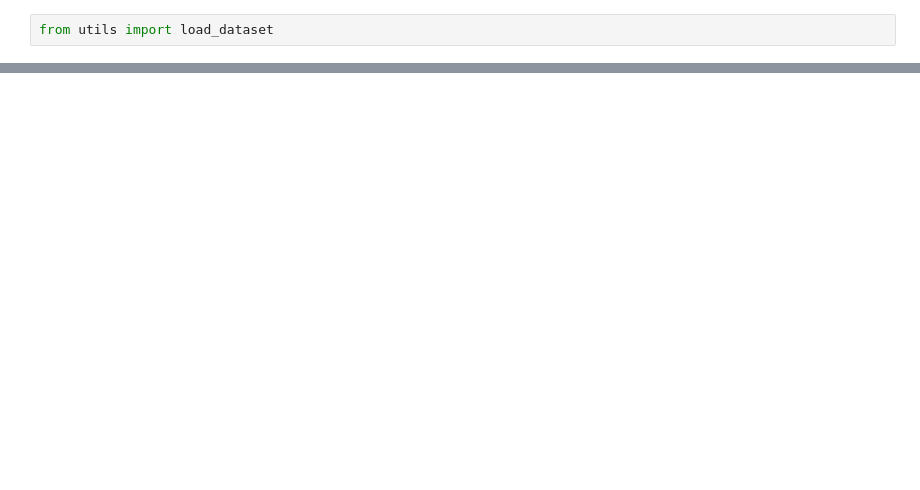
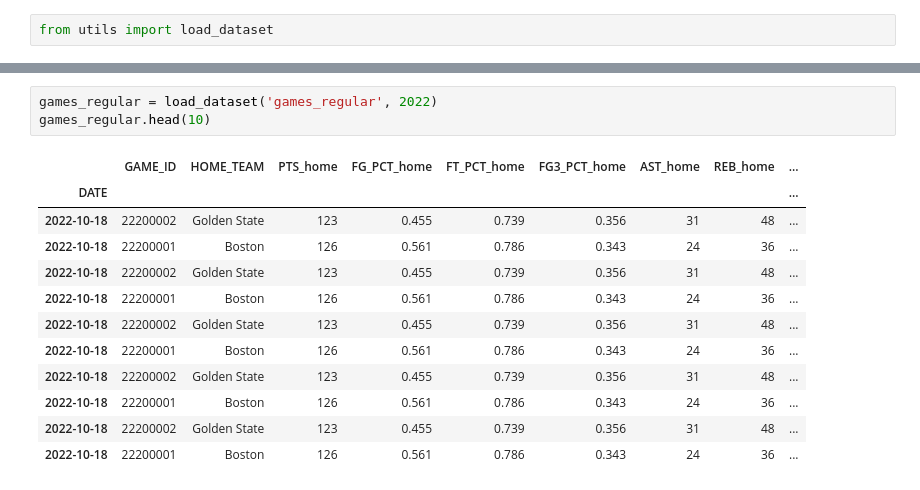
Before and after one commit to cye2020/Project1, a Jupyter notebook: src/analyze.ipynb, the cells around one changed output, grey strips where cells are left out. Saved outputs shown, nothing was run; the diff lists cells and outputs as text; blank space fills up the shorter version.

```diff
--- a/src/analyze.ipynb
+++ b/src/analyze.ipynb
@@ -19 +19,17 @@ games_details_regular.head(10)
 10 rows × 24 columns
+# %%
+games_regular = load_dataset('games_regular', 2022)
+games_regular.head(10)
+# %% [output]
+|  | GAME_ID | HOME_TEAM | PTS_home | FG_PCT_home | FT_PCT_home | FG3_PCT_home | AST_home | REB_home | ... |
+| DATE |  |  |  |  |  |  |  |  | ... |
+| 2022-10-18 | 22200002 | Golden State | 123 | 0.455 | 0.739 | 0.356 | 31 | 48 | ... |
+| 2022-10-18 | 22200001 | Boston | 126 | 0.561 | 0.786 | 0.343 | 24 | 36 | ... |
+| 2022-10-18 | 22200002 | Golden State | 123 | 0.455 | 0.739 | 0.356 | 31 | 48 | ... |
+| 2022-10-18 | 22200001 | Boston | 126 | 0.561 | 0.786 | 0.343 | 24 | 36 | ... |
+| 2022-10-18 | 22200002 | Golden State | 123 | 0.455 | 0.739 | 0.356 | 31 | 48 | ... |
+| 2022-10-18 | 22200001 | Boston | 126 | 0.561 | 0.786 | 0.343 | 24 | 36 | ... |
+| 2022-10-18 | 22200002 | Golden State | 123 | 0.455 | 0.739 | 0.356 | 31 | 48 | ... |
+| 2022-10-18 | 22200001 | Boston | 126 | 0.561 | 0.786 | 0.343 | 24 | 36 | ... |
+| 2022-10-18 | 22200002 | Golden State | 123 | 0.455 | 0.739 | 0.356 | 31 | 48 | ... |
+| 2022-10-18 | 22200001 | Boston | 126 | 0.561 | 0.786 | 0.343 | 24 | 36 | ... |
```
Also changed, not shown: parts of 2 cells of this notebook, 1 other file.
